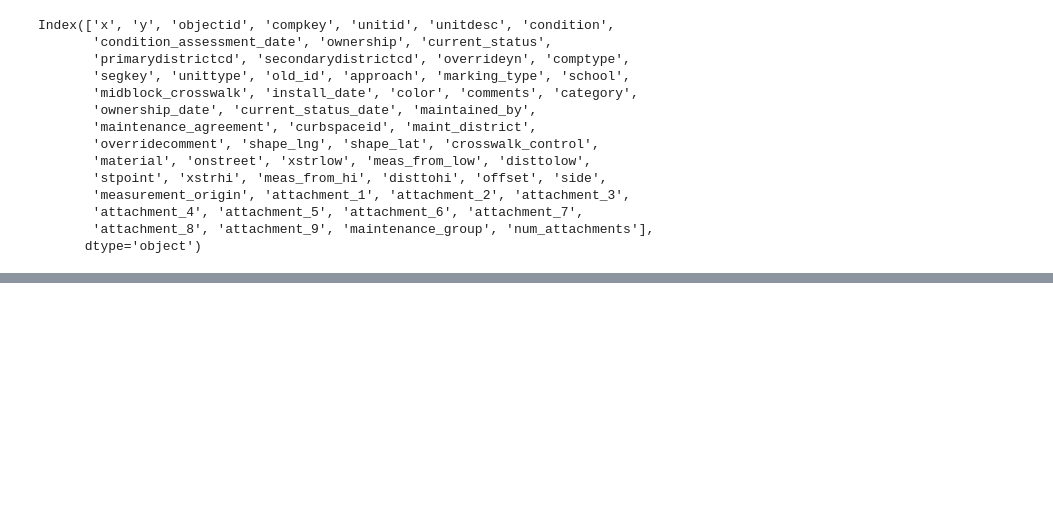
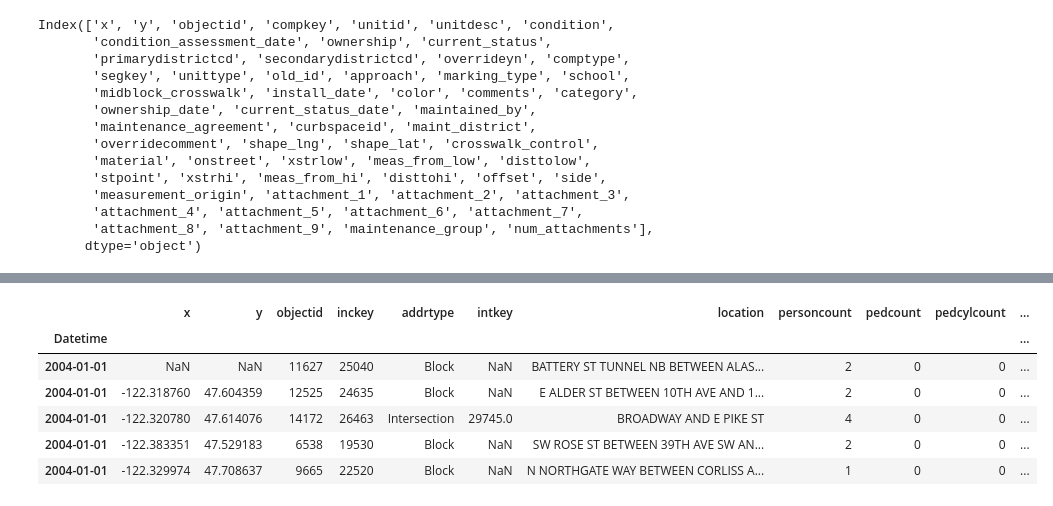
Before and after one commit to DataCircles/traffic_collisions_ml_team1, a Jupyter notebook: notebooks/cindy_crosswalks.ipynb, the cells around one changed output, grey strips where cells are left out. Saved outputs shown, nothing was run; the diff lists cells and outputs as text; code cells hidden in the pictures; blank space fills up the shorter version.

```diff
--- a/notebooks/cindy_crosswalks.ipynb
+++ b/notebooks/cindy_crosswalks.ipynb
@@ -91,0 +141,12 @@ crosswalks['gps'] = [(x,y) for x,y in zip(round(crosswalks['SHAPE_LAT'], 5), rou
+# %%
+collisions.columns = collisions.columns.map(str.lower)
+# %%
+collisions.head()
+# %% [output]
+|  | x | y | objectid | inckey | addrtype | intkey | location | personcount | pedcount | pedcylcount | ... |
+| Datetime |  |  |  |  |  |  |  |  |  |  | ... |
+| 2004-01-01 | NaN | NaN | 11627 | 25040 | Block | NaN | BATTERY ST TUNNEL NB BETWEEN ALAS... | 2 | 0 | 0 | ... |
+| 2004-01-01 | -122.318760 | 47.604359 | 12525 | 24635 | Block | NaN | E ALDER ST BETWEEN 10TH AVE AND 1... | 2 | 0 | 0 | ... |
+| 2004-01-01 | -122.320780 | 47.614076 | 14172 | 26463 | Intersection | 29745.0 | BROADWAY AND E PIKE ST | 4 | 0 | 0 | ... |
+| 2004-01-01 | -122.383351 | 47.529183 | 6538 | 19530 | Block | NaN | SW ROSE ST BETWEEN 39TH AVE SW AN... | 2 | 0 | 0 | ... |
+| 2004-01-01 | -122.329974 | 47.708637 | 9665 | 22520 | Block | NaN | N NORTHGATE WAY BETWEEN CORLISS A... | 1 | 0 | 0 | ... |
```
Also changed, not shown: parts of 20 cells of this notebook, 1 other file.
